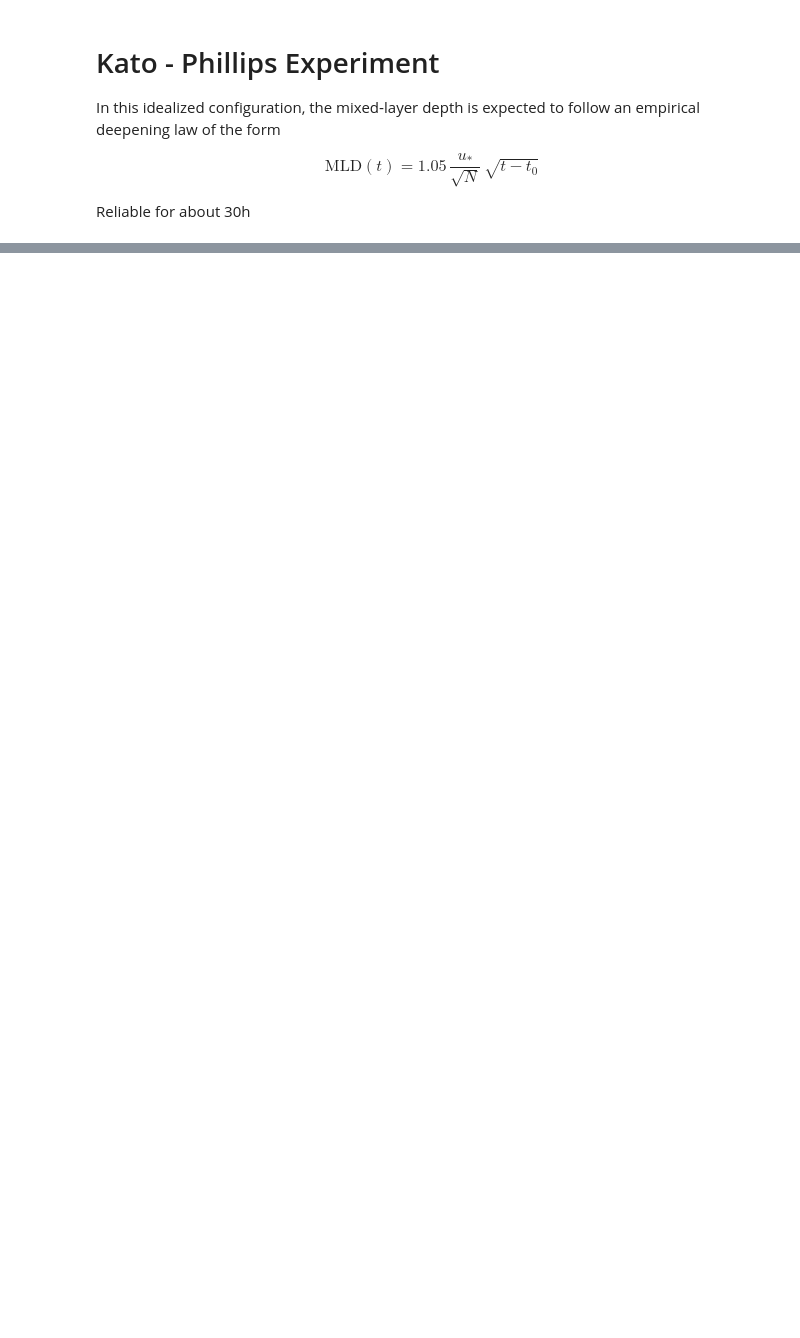
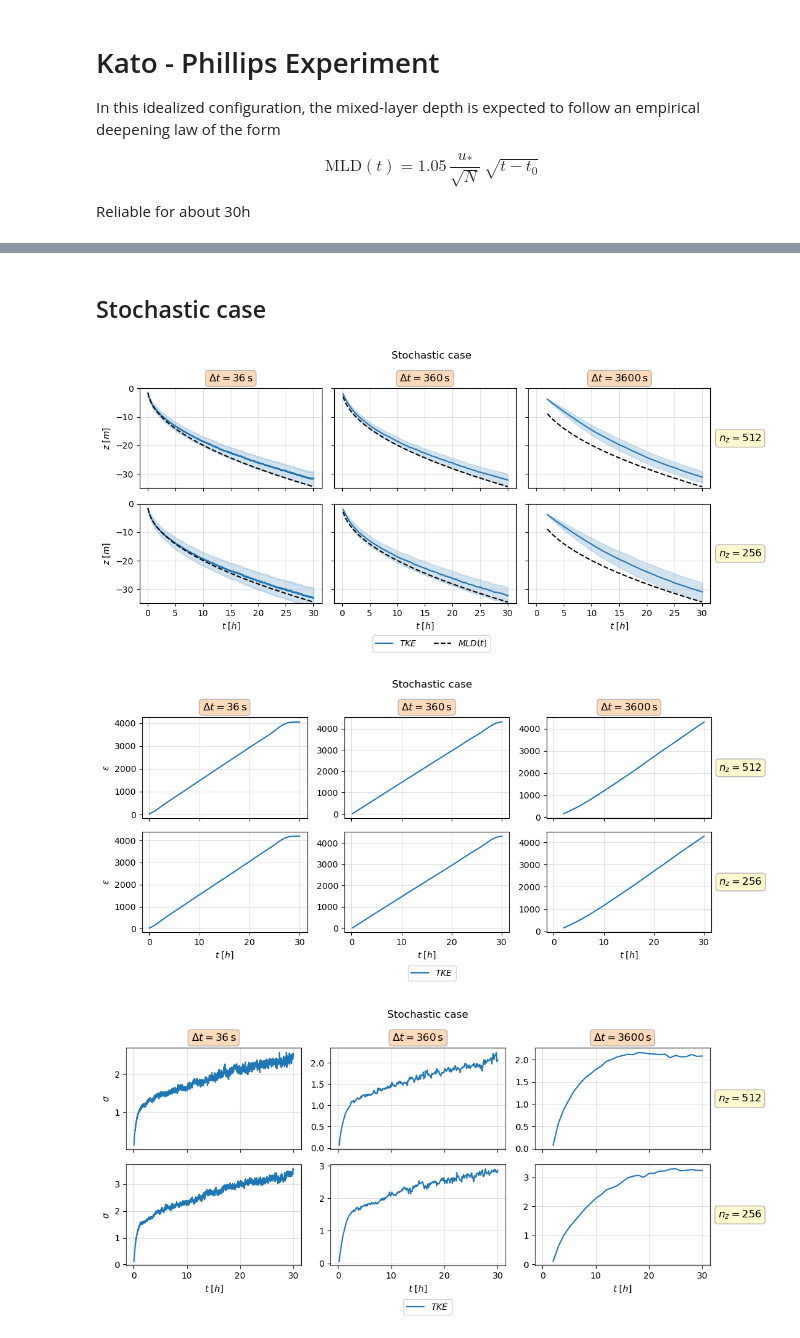
Before and after one commit to mattmattnex/taia-1DV-FD, a Jupyter notebook: experiments/1_Kato_Phillips/K-P_analysis.ipynb, the cells around one changed output, grey strips where cells are left out. Saved outputs shown, nothing was run; the diff lists cells and outputs as text; code cells hidden in the pictures; blank space fills up the shorter version.

```diff
--- a/experiments/1_Kato_Phillips/K-P_analysis.ipynb
+++ b/experiments/1_Kato_Phillips/K-P_analysis.ipynb
@@ -195,0 +18,11 @@ fig.tight_layout(rect=[0, 0.04, 1, 1])
+# %% [markdown]
+## Stochastic case
+# %%
+kp = KatoPhillipsAnalyser()
+kp.plot_MLD(nens = 500, closures = 'tke', title = "Stochastic case");
+kp.plot_forecast(nens = 500, closures = 'tke', title = "Stochastic case");
+kp.plot_spread(nens = 500, closures = 'tke', title = "Stochastic case");
+# %% [output]
+[figure, added]
+[figure, added]
+[figure, added]
```
Also changed, not shown: parts of 12 cells of this notebook, 5 other files.
